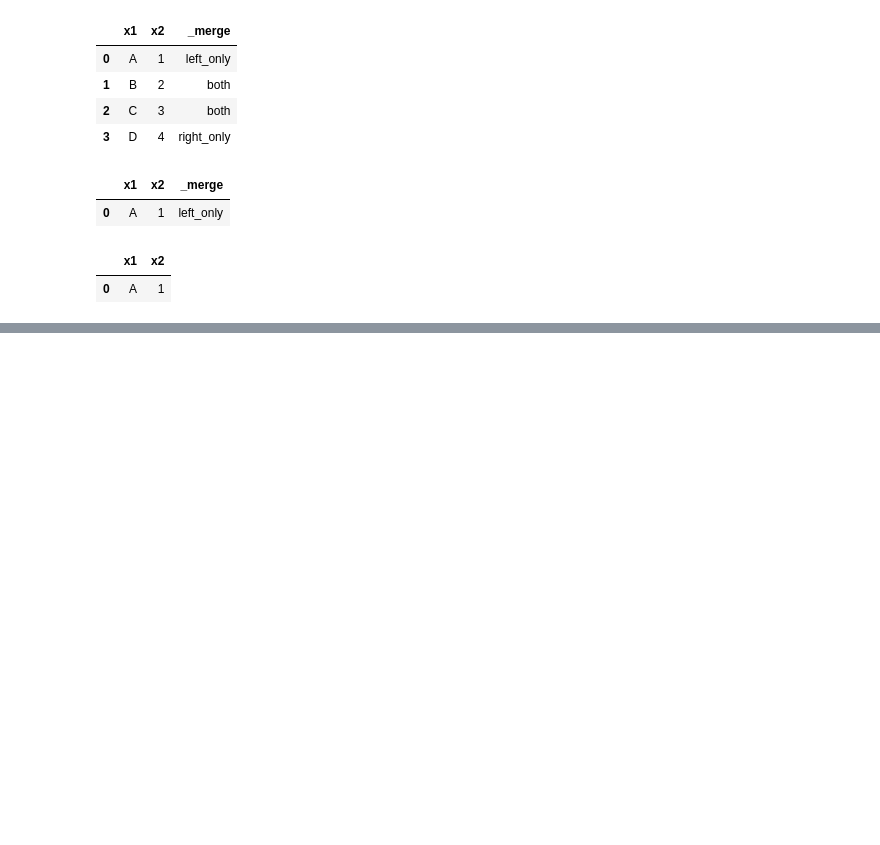
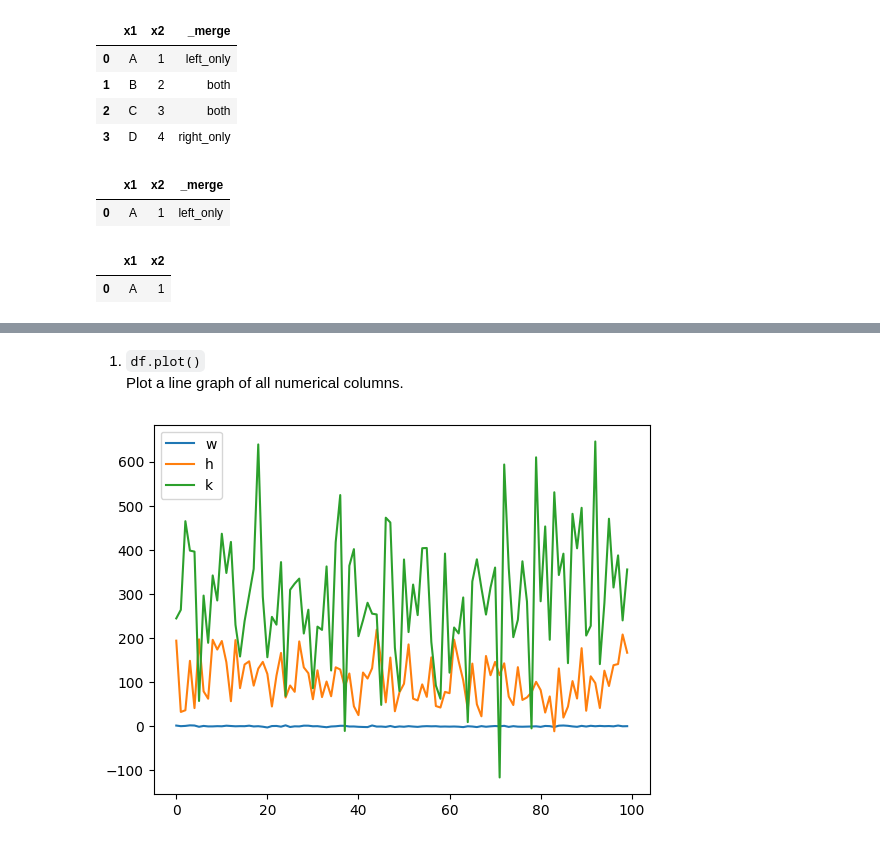
Before and after one commit to abdullahalasif25/My-Notes, a Jupyter notebook: Pandas.ipynb, the cells around one changed output, grey strips where cells are left out. Saved outputs shown, nothing was run; the diff lists cells and outputs as text; code cells hidden in the pictures; blank space fills up the shorter version.

Commit message:
plot

```diff
--- a/Pandas.ipynb
+++ b/Pandas.ipynb
@@ -1524,0 +1574,14 @@ pd.merge(ydf, zdf, how='outer', indicator=True).query('_merge == "left_only"').d
+# %%
+import pandas as pd
+import numpy as np
+import matplotlib.pyplot as plt
+
+# Sample DataFrame
+np.random.seed(0)
+df = pd.DataFrame({
+    'w': np.random.randn(100),
+    'h': np.random.randn(100) * 50 + 100,
+    'k': np.random.randn(100) * 150 + 300,
+    'category': np.random.choice(['A', 'B', 'C'], size=100)
+})
+df.head()
@@ -1524,0 +1595,8 @@ pd.merge(ydf, zdf, how='outer', indicator=True).query('_merge == "left_only"').d
+# %% [markdown]
+1. `df.plot()`
+Plot a line graph of all numerical columns.
+# %%
+df[['w', 'h', 'k']].plot()
+plt.show()
+# %% [output]
+[figure, added]
```
Also changed, not shown: parts of 39 cells of this notebook.
